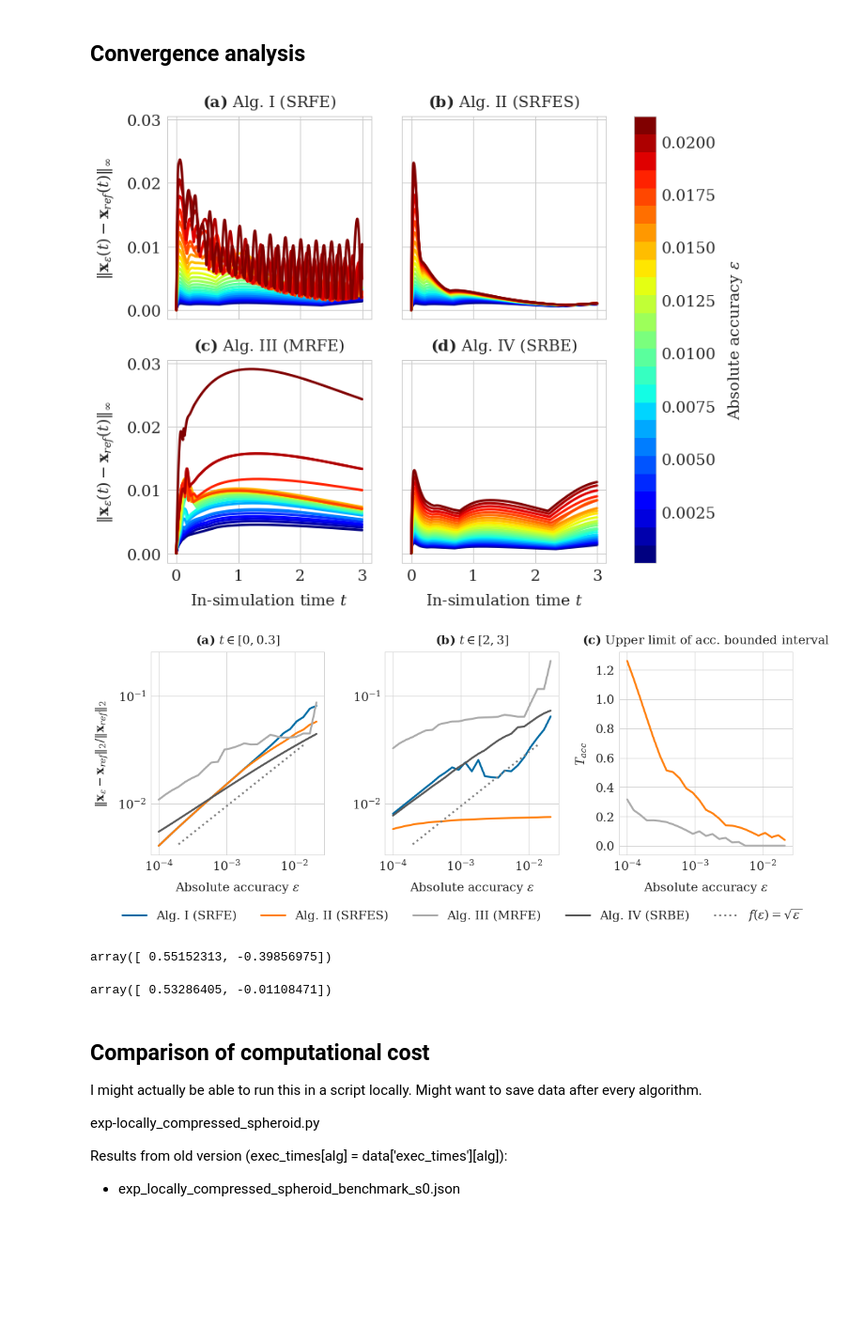
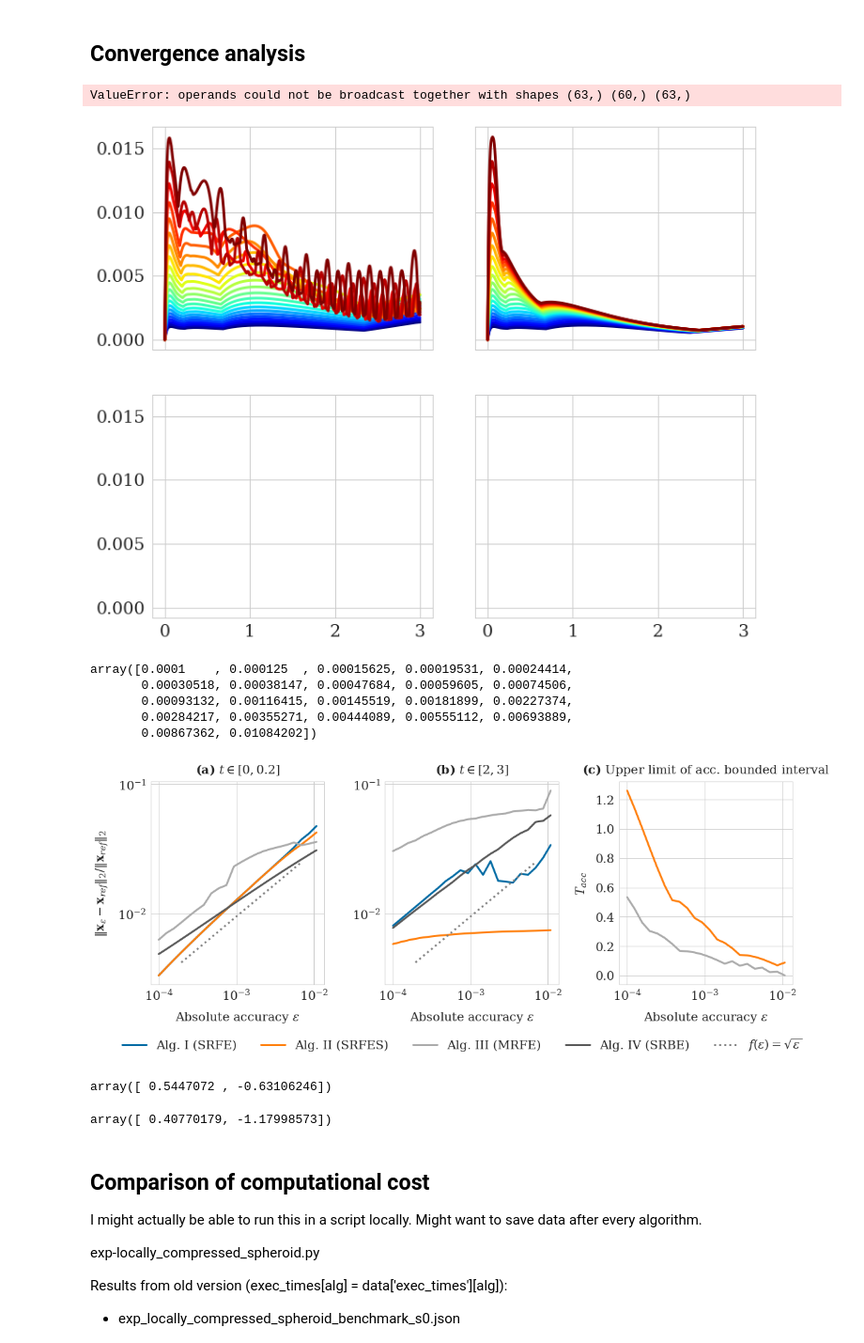
Before and after one commit to somathias/cbmos, a Jupyter notebook: experiments/exp-draft_single_proliferation_event_within_spheroid.ipynb, the cells around one changed output. Shown at 94% size. Drawn from its saved outputs; the diff is of its cells as text; code cells hidden in the pictures; blank space fills up the shorter version.

```diff
--- a/experiments/exp-draft_single_proliferation_event_within_spheroid.ipynb
+++ b/experiments/exp-draft_single_proliferation_event_within_spheroid.ipynb
@@ -257,0 +274,2 @@ for eps in [0.01, 0.005, 0.0025]:
+# %%
+cell_list = ut.setup_locally_compressed_spheroid(6, 6, 6, seed=seed)
@@ -407,7 +429,7 @@ ts_ref, history = cbmodel.simulate(cell_list, [0, tf], params_cubic, {'dt': dt_r
 
 ref_traj = np.array([[cell.position for cell in cell_list] for cell_list in history]) # (N_ref, n_cells, dim)
 # %%
-ind_t1 = int(0.3/dt_ref)
+ind_t1 = int(0.2/dt_ref)
 ind_t2 = int(2.0/dt_ref)
 # %%
 algorithms = ['EF_glob_adap_acc', 'EF_glob_adap_stab' ,  'EF_local_adap', 'EB_global_adap' ]
@@ -417,7 +439,7 @@ fig, ((ax1, ax2), (ax3, ax4)) = plt.subplots(2, 2, figsize=(12, 10), sharex=True
 
 axes = {'EF_glob_adap_acc': ax1, 'EF_glob_adap_stab': ax2 ,  'EF_local_adap': ax3, 'EB_global_adap': ax4}
 
-r = 25
+r = 22
 eps_values = np.array([0.0001*1.25**n for n in range(0, r)])
 map_eps_values_to_unit_interval = [ np.log(10000*(x-np.min(range(0, r))))/(np.max(range(0, r))-np.min(range(0, r)))/np.log(1.25) for x in eps_values]
 colors = [ cm.jet(x) for x in map_eps_values_to_unit_interval ]
@@ -428,7 +450,7 @@ sol_int2 = {}
 T_acc_lists = {}
 
 #params['EF_glob_adap_stab']['calculate_eigenvalues'] = True
-#params['EF_local_adap']['calculate_eigenvalues'] = True
+params['EF_local_adap']['calculate_eigenvalues'] = False
 
 #params['EF_local_adap']['dim'] = None # full update for reference
 #params['EF_local_adap']['dim'] = dim
@@ -437,6 +459,7 @@ params['EF_glob_adap_stab']['write_to_file'] = True
 params['EF_glob_adap_stab']['out'] = 'EF_glob_adap_stab'
 params['EF_local_adap']['write_to_file'] = True
 params['EF_local_adap']['out'] = 'EF_local_adap'
+params['EF_local_adap']['m0'] = 7
 
 
 for alg in algorithms:
@@ -482,34 +505,43 @@ for alg in algorithms:
 
         error_int1 = np.linalg.norm(np.linalg.norm(difference[:ind_t1], ord=np.inf, axis=1)/np.linalg.norm(np.reshape(ref_traj, (-1, dim*len(history[0])))[:ind_t1], ord=np.inf, axis=1))
         sol_int1.setdefault(alg, []).append(error_int1)
 
         error_int2 = np.linalg.norm(np.linalg.norm(difference[ind_t2:], ord=np.inf, axis=1)/np.linalg.norm(np.reshape(ref_traj, (-1, dim*len(history[0])))[ind_t2:], ord=np.inf, axis=1))
         sol_int2.setdefault(alg, []).append(error_int2)
 
         axes[alg].plot(ts_ref, np.linalg.norm(difference, ord=np.inf, axis=1), color=colors[i])
 
 
 #    axes[alg].legend()
 
 ax1.set_title(r'$\bf{(a)}$ Alg. I (SRFE)')
 ax2.set_title(r'$\bf{(b)}$ Alg. II (SRFES)')
 ax3.set_title(r'$\bf{(c)}$ Alg. III (MRFE)')
 ax4.set_title(r'$\bf{(d)}$ Alg. IV (SRBE)')
 
 ax1.set(ylabel=r'$\Vert \mathbf{x}_{\epsilon}(t)- \mathbf{x}_{ref}(t)\Vert_{\infty}$')
 ax3.set(ylabel=r'$\Vert \mathbf{x}_{\epsilon}(t)- \mathbf{x}_{ref}(t)\Vert_{\infty}$')
 ax3.set(xlabel=r'In-simulation time $t$')
 ax4.set(xlabel=r'In-simulation time $t$')
 
 cma = mcolors.ListedColormap(colors, name='from_list', N=None) # creation of a user cmap
 msm = cm.ScalarMappable(cmap=cma)
 msm.set_array(eps_values)
 cbar = fig.colorbar(msm, ax=[ax1, ax2, ax3, ax4])
 cbar.set_label('Absolute accuracy $\epsilon$', rotation=90)
 
 plt.savefig('spheroid_errors.pdf', bbox_inches='tight')
 # %% [output]
+ValueError: operands could not be broadcast together with shapes (63,) (60,) (63,)
-[figure, old version]
+[figure, new version]
+# %%
+eps_values
+# %% [output]
+array([0.0001    , 0.000125  , 0.00015625, 0.00019531, 0.00024414,
+       0.00030518, 0.00038147, 0.00047684, 0.00059605, 0.00074506,
+       0.00093132, 0.00116415, 0.00145519, 0.00181899, 0.00227374,
+       0.00284217, 0.00355271, 0.00444089, 0.00555112, 0.00693889,
+       0.00867362, 0.01084202])
 # %%
 algorithms = ['EF_glob_adap_acc', 'EF_glob_adap_stab' ,  'EF_local_adap', 'EB_global_adap' ]
 
@@ -526,7 +558,7 @@ ax1.set(xlabel='Absolute accuracy $\epsilon$')
 ax1.set(ylabel=r'$\Vert \mathbf{x}_{\epsilon}-\mathbf{x}_{ref}\Vert_{2}/\Vert \mathbf{x}_{ref}\Vert_{2}$')
 ax2.set(xlabel='Absolute accuracy $\epsilon$')
 
-ax1.set_title(r'$\bf(a)$ $ t \in [0, 0.3]$')
+ax1.set_title(r'$\bf(a)$ $ t \in [0, 0.2]$')
 ax2.set_title(r'$\bf(b)$ $ t \in [2, 3 ]$')
 ax3.set_title(r'$\bf(c)$ Upper limit of acc. bounded interval')
 
@@ -544,7 +576,7 @@ fig.subplots_adjust(bottom=0.25)
 #plt.grid(True)
 plt.savefig('spheroid_order.pdf', bbox_inches='tight')
 # %% [output]
-[figure, old version]
+[figure, new version]
 # %%
 from scipy.optimize import least_squares
 def f(x, t, y):
@@ -554,13 +586,13 @@ res = least_squares(f, np.array([1,1]), args=(eps_values, sol_int1['EF_glob_adap
 # %%
 res.x
 # %% [output]
-array([ 0.55152313, -0.39856975])
+array([ 0.5447072 , -0.63106246])
 # %%
 res = least_squares(f, np.array([1,1]), args=(eps_values, sol_int1['EF_local_adap']))
 # %%
 res.x
 # %% [output]
-array([ 0.53286405, -0.01108471])
+array([ 0.40770179, -1.17998573])
 # %% [markdown]
 ## Comparison of computational cost
 
```
Also changed, not shown: parts of 3 cells of this notebook, 1 other file.
